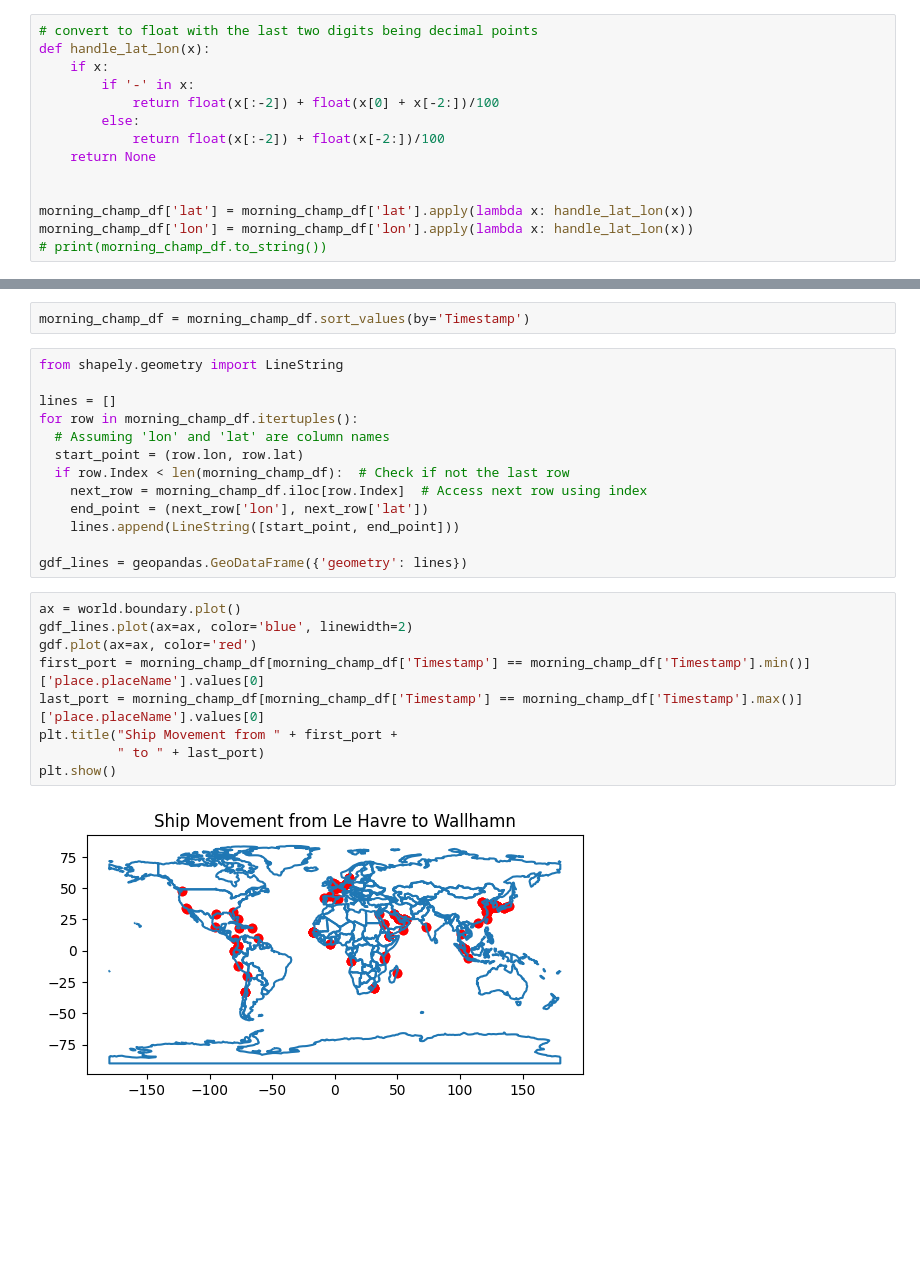
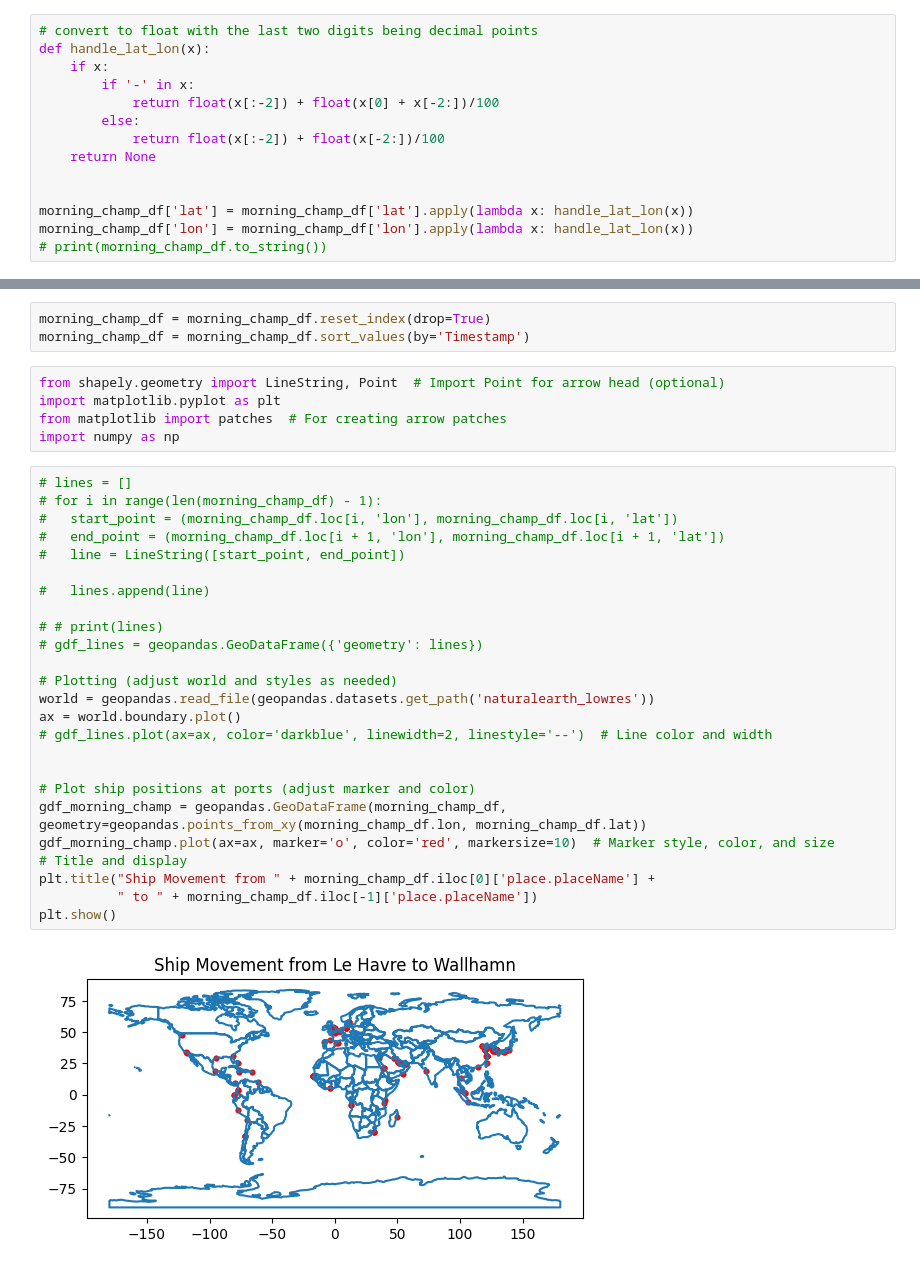
Before and after one commit to SySyAli/ais_port_prediction, a Jupyter notebook: notebooks/temp.ipynb, the cells around one changed output, grey strips where cells are left out. Drawn from its saved outputs; the diff is of its cells as text; blank space fills up the shorter version.

Commit message:
Cleaning up Visualization.

```diff
--- a/notebooks/temp.ipynb
+++ b/notebooks/temp.ipynb
@@ -101,26 +92,35 @@ plt.show()
 # %%
+morning_champ_df = morning_champ_df.reset_index(drop=True)
 morning_champ_df = morning_champ_df.sort_values(by='Timestamp')
-# %%
-from shapely.geometry import LineString
-
-lines = []
-for row in morning_champ_df.itertuples():
-  # Assuming 'lon' and 'lat' are column names
-  start_point = (row.lon, row.lat)
-  if row.Index < len(morning_champ_df):  # Check if not the last row
-    next_row = morning_champ_df.iloc[row.Index]  # Access next row using index
-    end_point = (next_row['lon'], next_row['lat'])
-    lines.append(LineString([start_point, end_point]))
-
-gdf_lines = geopandas.GeoDataFrame({'geometry': lines})
-# %%
-ax = world.boundary.plot()
-gdf_lines.plot(ax=ax, color='blue', linewidth=2)
-gdf.plot(ax=ax, color='red')
-first_port = morning_champ_df[morning_champ_df['Timestamp'] == morning_champ_df['Timestamp'].min()]['place.placeName'].values[0]
-last_port = morning_champ_df[morning_champ_df['Timestamp'] == morning_champ_df['Timestamp'].max()]['place.placeName'].values[0]
-plt.title("Ship Movement from " + first_port +
-          " to " + last_port)
-plt.show()
-# %% [output]
-[figure, removed]
+# %%
+from shapely.geometry import LineString, Point  # Import Point for arrow head (optional)
+import matplotlib.pyplot as plt
+from matplotlib import patches  # For creating arrow patches
+import numpy as np
+# %%
+# lines = []
+# for i in range(len(morning_champ_df) - 1):
+#   start_point = (morning_champ_df.loc[i, 'lon'], morning_champ_df.loc[i, 'lat'])
+#   end_point = (morning_champ_df.loc[i + 1, 'lon'], morning_champ_df.loc[i + 1, 'lat'])
+#   line = LineString([start_point, end_point])
+
+#   lines.append(line)
+
+# # print(lines)
+# gdf_lines = geopandas.GeoDataFrame({'geometry': lines})
+
+# Plotting (adjust world and styles as needed)
+world = geopandas.read_file(geopandas.datasets.get_path('naturalearth_lowres'))
+ax = world.boundary.plot()
+# gdf_lines.plot(ax=ax, color='darkblue', linewidth=2, linestyle='--')  # Line color and width
+
+
+# Plot ship positions at ports (adjust marker and color)
+gdf_morning_champ = geopandas.GeoDataFrame(morning_champ_df, geometry=geopandas.points_from_xy(morning_champ_df.lon, morning_champ_df.lat))
+gdf_morning_champ.plot(ax=ax, marker='o', color='red', markersize=10)  # Marker style, color, and size
+# Title and display
+plt.title("Ship Movement from " + morning_champ_df.iloc[0]['place.placeName'] +
+          " to " + morning_champ_df.iloc[-1]['place.placeName'])
+plt.show()
+# %% [output]
+[figure, added]
```
Also changed, not shown: parts of 1 cell of this notebook.
